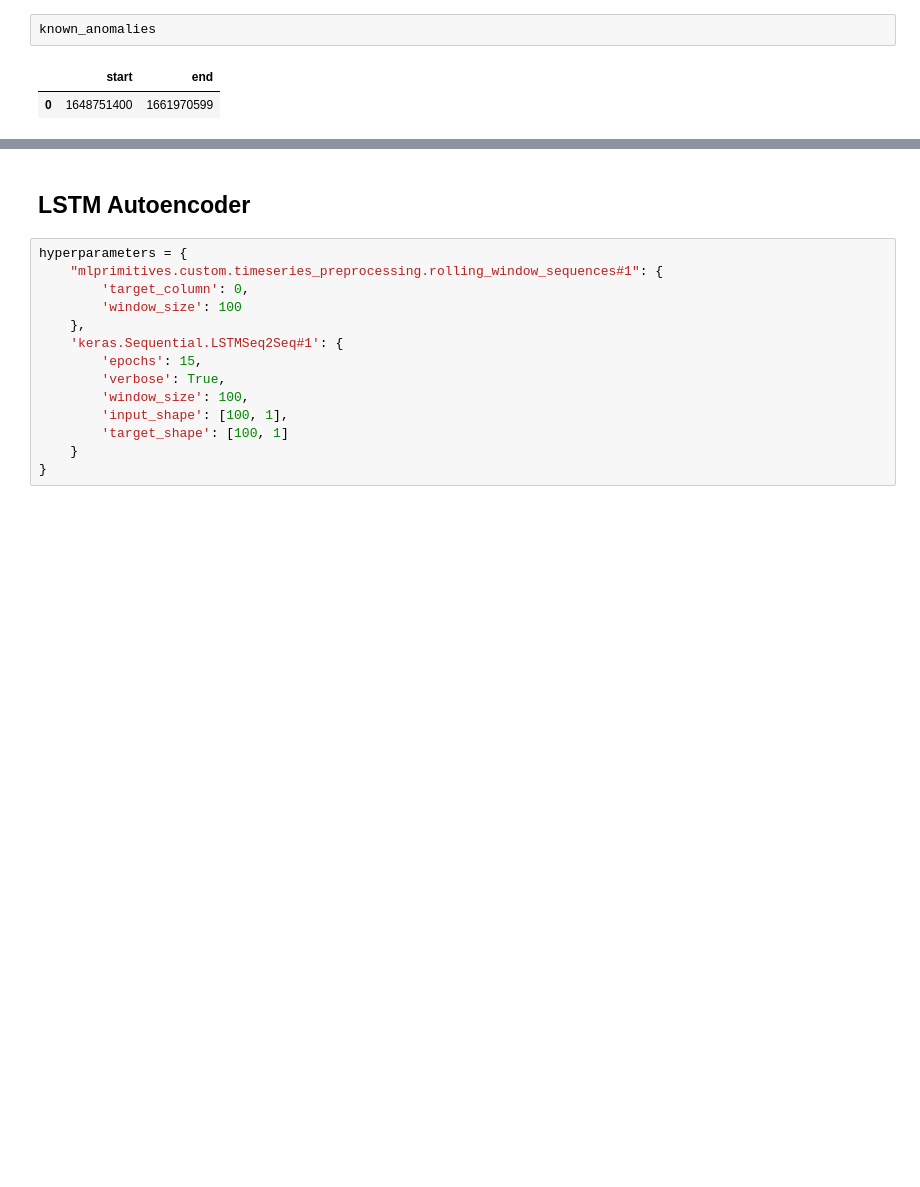
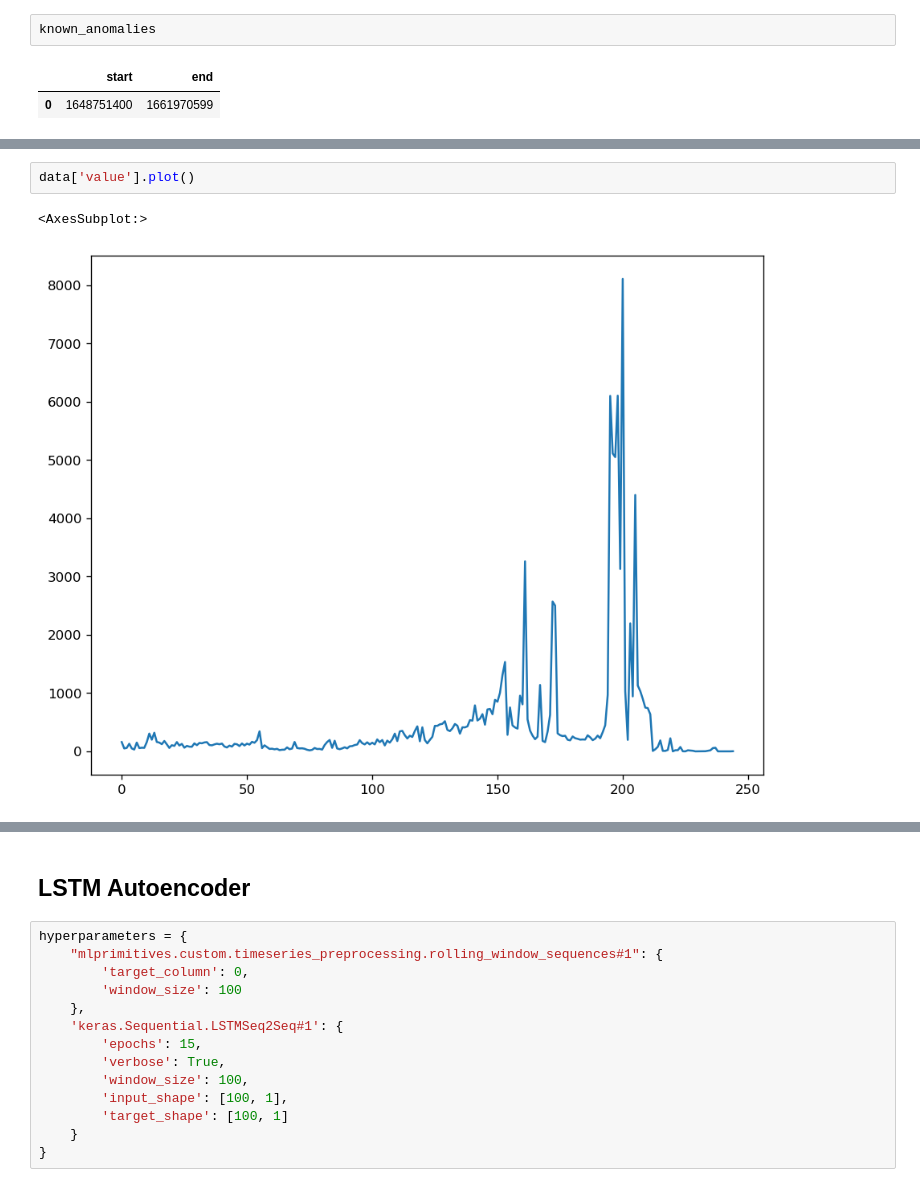
Before and after one commit to karnikkanojia/TadGAN-Research, a Jupyter notebook: main.ipynb, the cells around one changed output, grey strips where cells are left out. Cells and saved outputs as stored; diff of their text form; blank space fills up the shorter version.

```diff
--- a/main.ipynb
+++ b/main.ipynb
@@ -28,0 +57,5 @@ known_anomalies
+# %%
+data['value'].plot()
+# %% [output]
+<AxesSubplot:>
+[figure, added]
```
Also changed, not shown: parts of 21 cells of this notebook, 2 other files.
